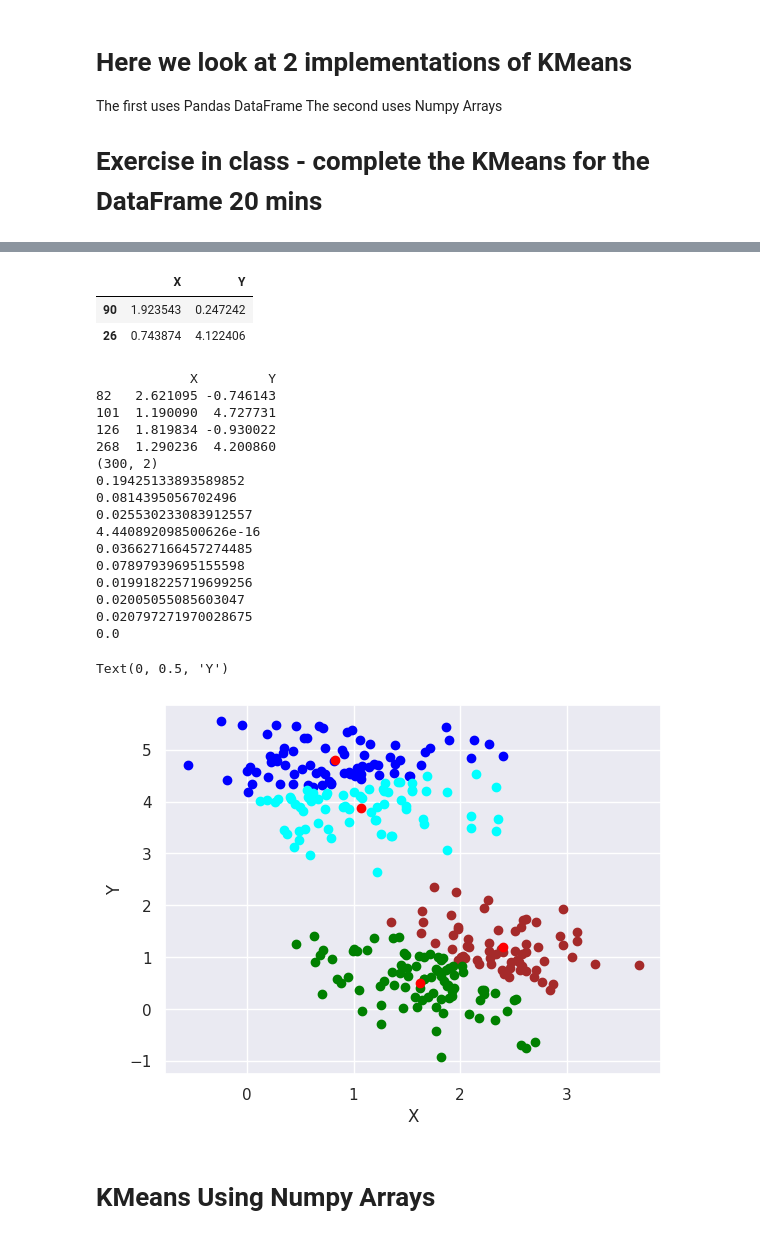
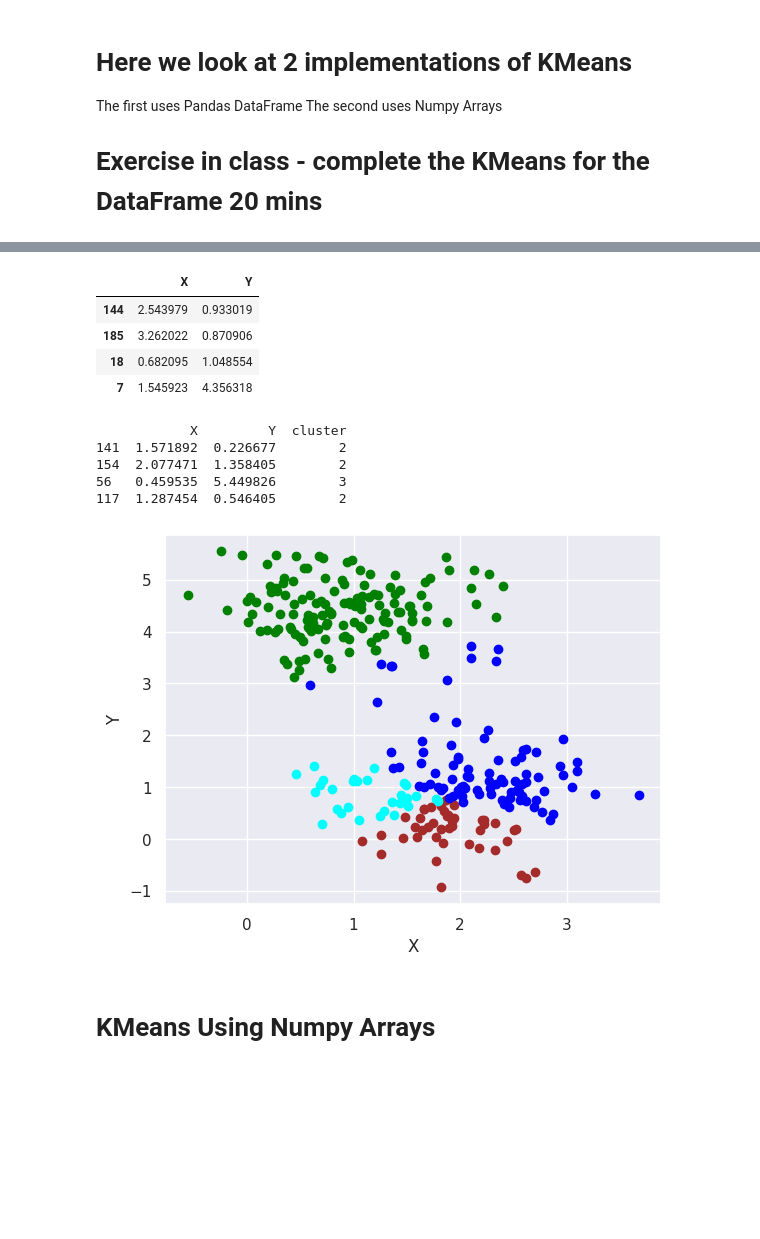
Before and after one commit to wsharpe41/KMeans, a Jupyter notebook: 01_kmeansLab.ipynb, the cells around one changed output, grey strips where cells are left out. Cells and saved outputs as stored; diff of their text form; code cells hidden in the pictures; blank space fills up the shorter version.

```diff
--- a/01_kmeansLab.ipynb
+++ b/01_kmeansLab.ipynb
@@ -54,9 +45,11 @@ def get_random_centroids(data, k = 3):
     cent = (data.sample(n = k))
     return cent
 
-centroids = get_random_centroids(df, 2)
+centroids = get_random_centroids(df, 4)
 centroids
 # %% [output]
 |  | X | Y |
-| 90 | 1.923543 | 0.247242 |
-| 26 | 0.743874 | 4.122406 |
+| 144 | 2.543979 | 0.933019 |
+| 185 | 3.262022 | 0.870906 |
+| 18 | 0.682095 | 1.048554 |
+| 7 | 1.545923 | 4.356318 |
@@ -80,46 +94,41 @@ def k_means_fit(df,centroids):
 # %%
 # This is the main Driver for calculating KMeans
 centroids = get_random_centroids(df, k = 4)
 print(centroids)
 # run the k_means_fit function until the centroids converge
 
 df, new_centroids = k_means_fit(df,centroids)
 # you may want to plot the centroids as they are recalculated
+# Run kmens fit until the centroids converge
+# hint: use a while loop
+while(centroids != new_centroids).any().any():
+    centroids = new_centroids
+    df, new_centroids = k_means_fit(df,centroids)
+    print(new_centroids)
+
 
 
 # once converged, plot the data points and the centroids
 #setting color values for our
 color=['brown','blue','green','cyan']
 
 #plot data
 for k in range(len(color)):
     # pick only data observations with cluster label == k
-    cluster =
+    cluster = df[df["cluster"]==k]
     plt.scatter(cluster["X"],cluster["Y"],c=color[k])
 
     #loop plot centroids in red
-    plt.scatter(cent???["X"],cent???["Y"],c='red')
+    #plt.scatter(cent???["X"],cent???["Y"],c='red')
     plt.xlabel('X')
     plt.ylabel('Y')
 # %% [output]
-            X         Y
-82   2.621095 -0.746143
-101  1.190090  4.727731
-126  1.819834 -0.930022
-268  1.290236  4.200860
-(300, 2)
-0.19425133893589852
-0.0814395056702496
-0.025530233083912557
-4.440892098500626e-16
-0.036627166457274485
-0.07897939695155598
-0.019918225719699256
-0.02005055085603047
-0.020797271970028675
-0.0
+            X         Y  cluster
+141  1.571892  0.226677        2
+154  2.077471  1.358405        2
+56   0.459535  5.449826        3
+117  1.287454  0.546405        2
-Text(0, 0.5, 'Y')
-[figure, old version]
+[figure, new version]
 # %% [markdown]
 # KMeans Using Numpy Arrays
 # %%
```
Also changed, not shown: parts of 4 cells of this notebook, 2 other files.
